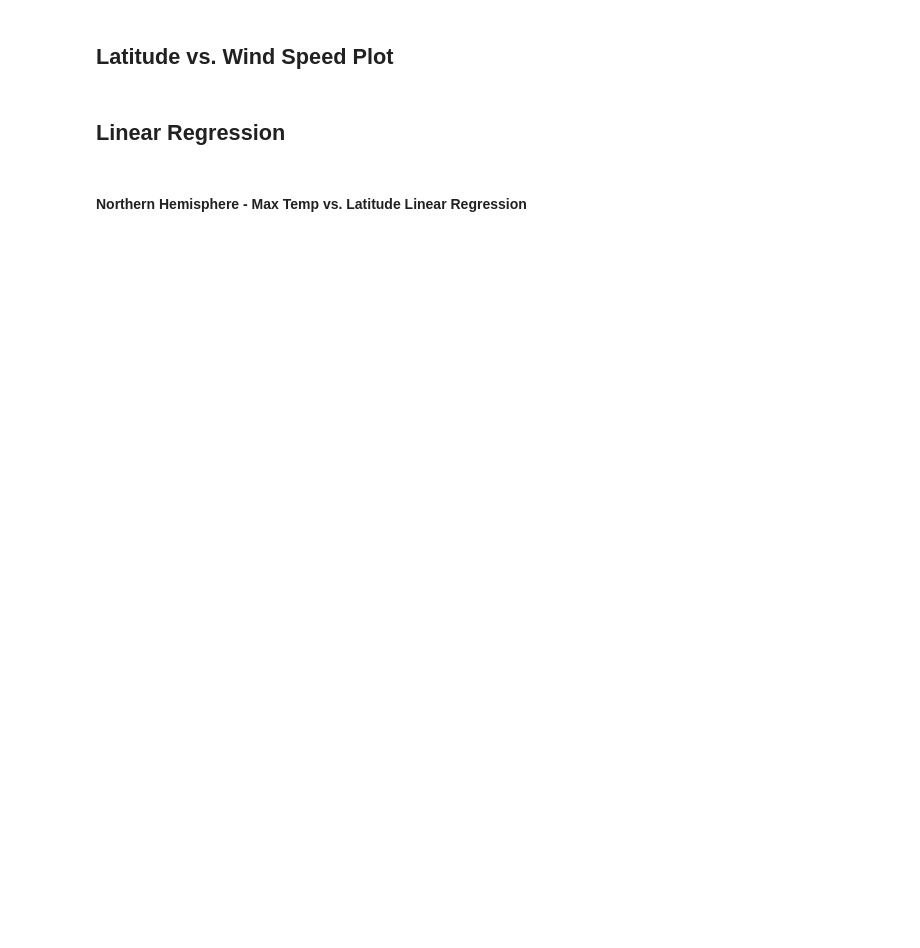
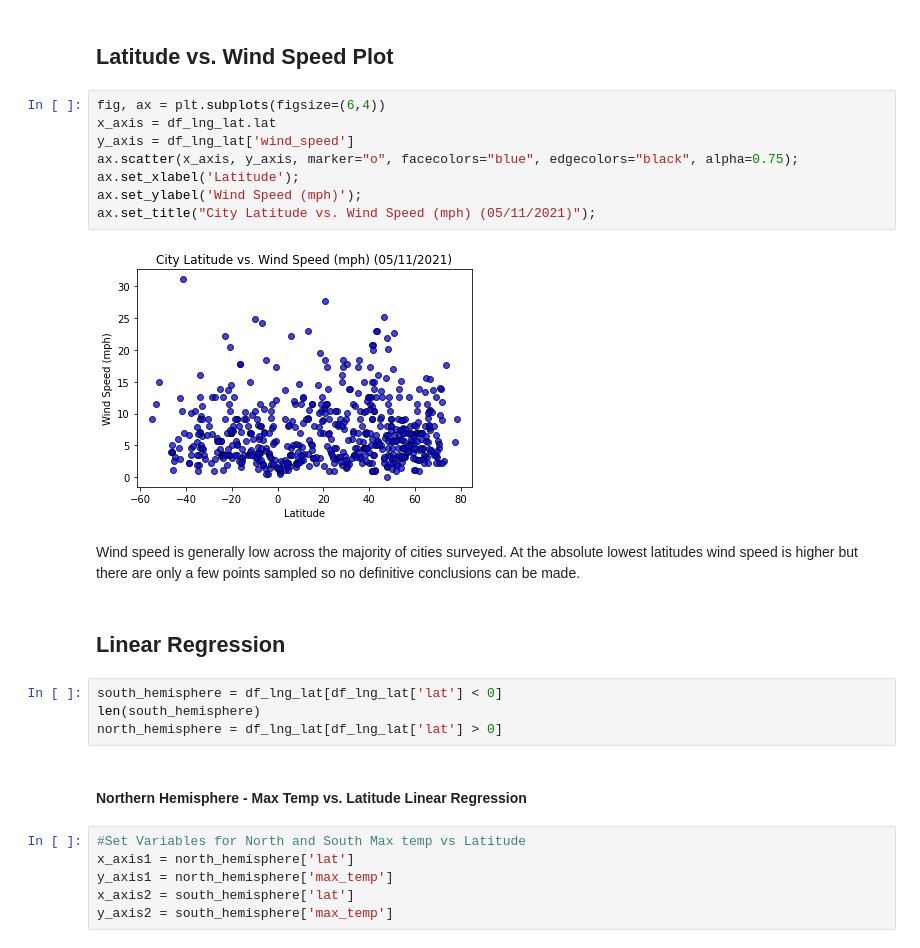
Before and after one commit to jshapi16/api_challenge, a Jupyter notebook: starter_code /WeatherPy.ipynb, the cells around one changed output. Drawn from its saved outputs; the diff is of its cells as text; blank space fills up the shorter version.

```diff
--- a/starter_code /WeatherPy.ipynb
+++ b/starter_code /WeatherPy.ipynb
@@ -159,6 +223,28 @@ Skip this step if there are no cities that have humidity > 100%.
 # %% [markdown]
 ## Latitude vs. Wind Speed Plot
+# %%
+fig, ax = plt.subplots(figsize=(6,4))
+x_axis = df_lng_lat.lat
+y_axis = df_lng_lat['wind_speed']
+ax.scatter(x_axis, y_axis, marker="o", facecolors="blue", edgecolors="black", alpha=0.75);
+ax.set_xlabel('Latitude');
+ax.set_ylabel('Wind Speed (mph)');
+ax.set_title("City Latitude vs. Wind Speed (mph) (05/11/2021)");
+# %% [output]
+[figure, added]
+# %% [markdown]
+Wind speed is generally low across the majority of cities surveyed. At the absolute lowest latitudes wind speed is higher but there are only a few points sampled so no definitive conclusions can be made.
 # %% [markdown]
 ## Linear Regression
+# %%
+south_hemisphere = df_lng_lat[df_lng_lat['lat'] < 0]
+len(south_hemisphere)
+north_hemisphere = df_lng_lat[df_lng_lat['lat'] > 0]
 # %% [markdown]
 ####  Northern Hemisphere - Max Temp vs. Latitude Linear Regression
+# %%
+#Set Variables for North and South Max temp vs Latitude
+x_axis1 = north_hemisphere['lat']
+y_axis1 = north_hemisphere['max_temp']
+x_axis2 = south_hemisphere['lat']
+y_axis2 = south_hemisphere['max_temp']
```
Also changed, not shown: parts of 39 cells of this notebook, 1 other file.
